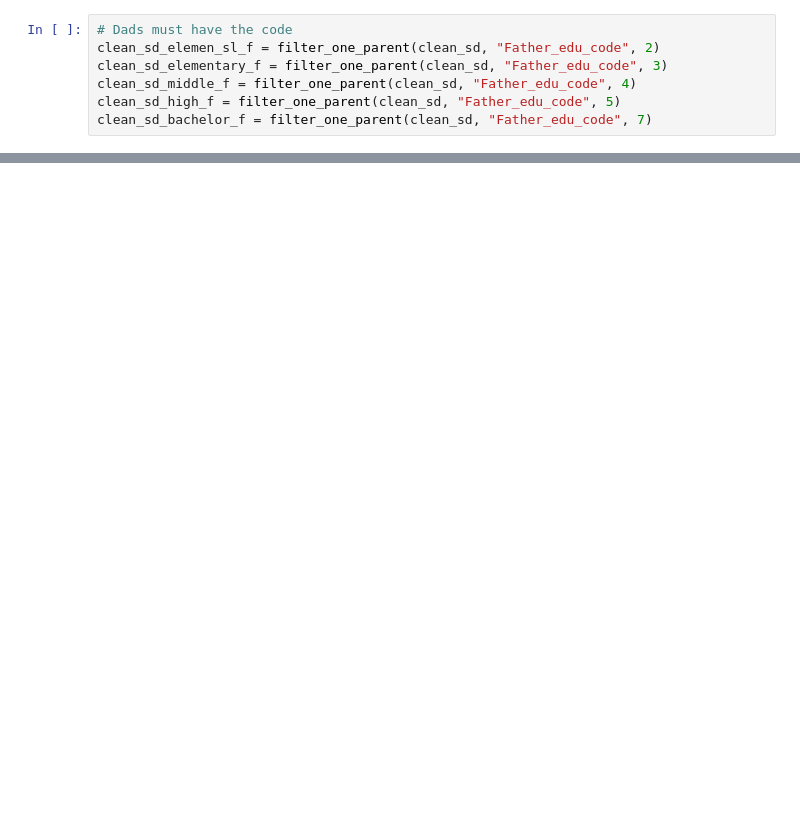
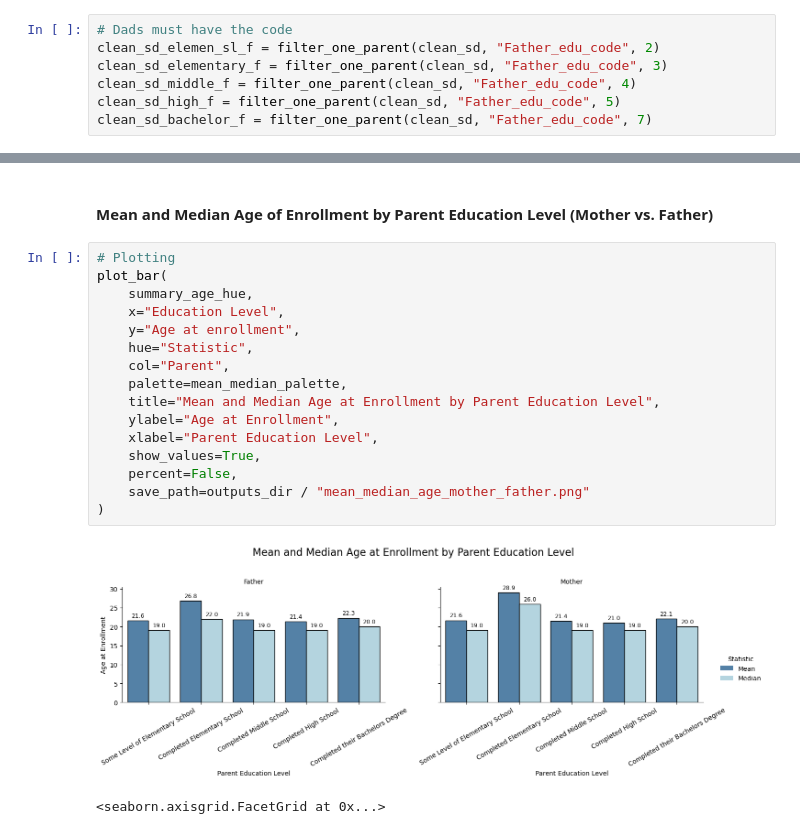
Before and after one commit to UCB-stat-159-f25/final-shrija-owen-allison, a Jupyter notebook: Notebook1.ipynb, the cells around one changed output, grey strips where cells are left out. Drawn from its saved outputs; the diff is of its cells as text; blank space fills up the shorter version.

```diff
--- a/Notebook1.ipynb
+++ b/Notebook1.ipynb
@@ -653,0 +1152,21 @@ Students whose parents completed their Bachelors and have Debt: 10.53%
+# %% [markdown]
+#### Mean and Median Age of Enrollment by Parent Education Level (Mother vs. Father)
+# %%
+# Plotting
+plot_bar(
+    summary_age_hue,
+    x="Education Level",
+    y="Age at enrollment",
+    hue="Statistic",
+    col="Parent",
+    palette=mean_median_palette,
+    title="Mean and Median Age at Enrollment by Parent Education Level",
+    ylabel="Age at Enrollment",
+    xlabel="Parent Education Level",
+    show_values=True,
+    percent=False,
+    save_path=outputs_dir / "mean_median_age_mother_father.png"
+)
+# %% [output]
+[figure, added]
+<seaborn.axisgrid.FacetGrid at 0x...>
```
Also changed, not shown: parts of 57 cells of this notebook, 1 other file.
